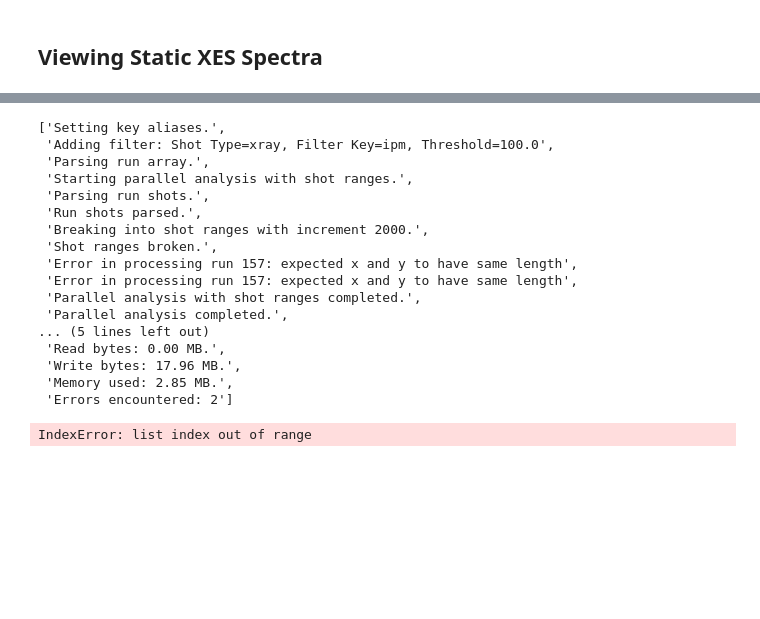
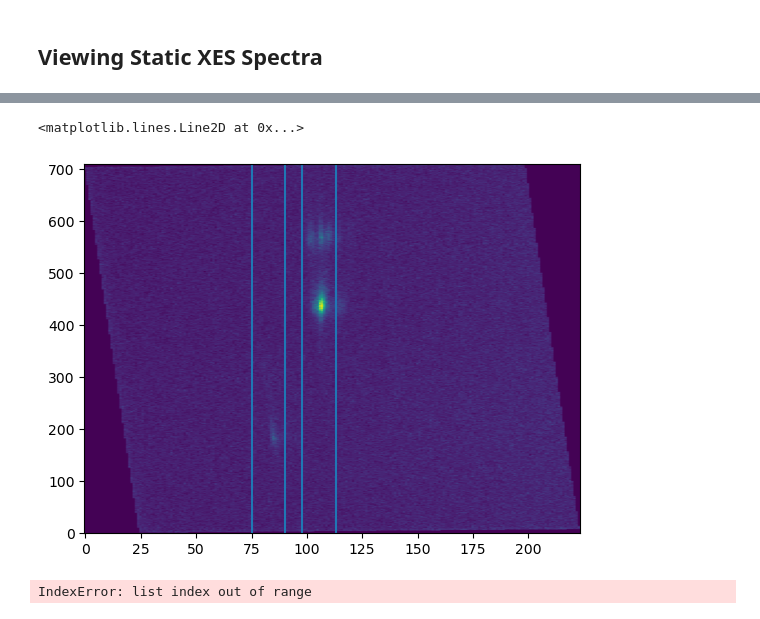
Before and after one commit to lg345/XSpect, a Jupyter notebook: XSpect_XES_mfx101080524.ipynb, the cells around one changed output, grey strips where cells are left out. Drawn from its saved outputs; the diff is of its cells as text; code cells hidden in the pictures; blank space fills up the shorter version.

```diff
--- a/XSpect_XES_mfx101080524.ipynb
+++ b/XSpect_XES_mfx101080524.ipynb
@@ -77,23 +118,14 @@ Memory used: 0.99 MB.
 # %%
-xes.status
+vmin, vmax = np.nanpercentile(all_epix, [0,99])
+plt.imshow(all_epix, origin='lower',aspect='auto')
+plt.axvline(98)
+plt.axvline(113)
+
+plt.axvline(75)
+plt.axvline(90)
 # %% [output]
-['Setting key aliases.',
- 'Adding filter: Shot Type=xray, Filter Key=ipm, Threshold=100.0',
- 'Parsing run array.',
- 'Starting parallel analysis with shot ranges.',
- 'Parsing run shots.',
- 'Run shots parsed.',
- 'Breaking into shot ranges with increment 2000.',
- 'Shot ranges broken.',
- 'Error in processing run 157: expected x and y to have same length',
- 'Error in processing run 157: expected x and y to have same length',
- 'Parallel analysis with shot ranges completed.',
- 'Parallel analysis completed.',
-... (5 lines left out)
- 'Read bytes: 0.00 MB.',
- 'Write bytes: 17.96 MB.',
- 'Memory used: 2.85 MB.',
- 'Errors encountered: 2']
+<matplotlib.lines.Line2D at 0x...>
+[figure, added]
 # %%
 np.shape(xes.analyzed_runs[2].epix_xray_not_laser_ROI_1)
 # %% [output]
```
Also changed, not shown: parts of 7 cells of this notebook.
